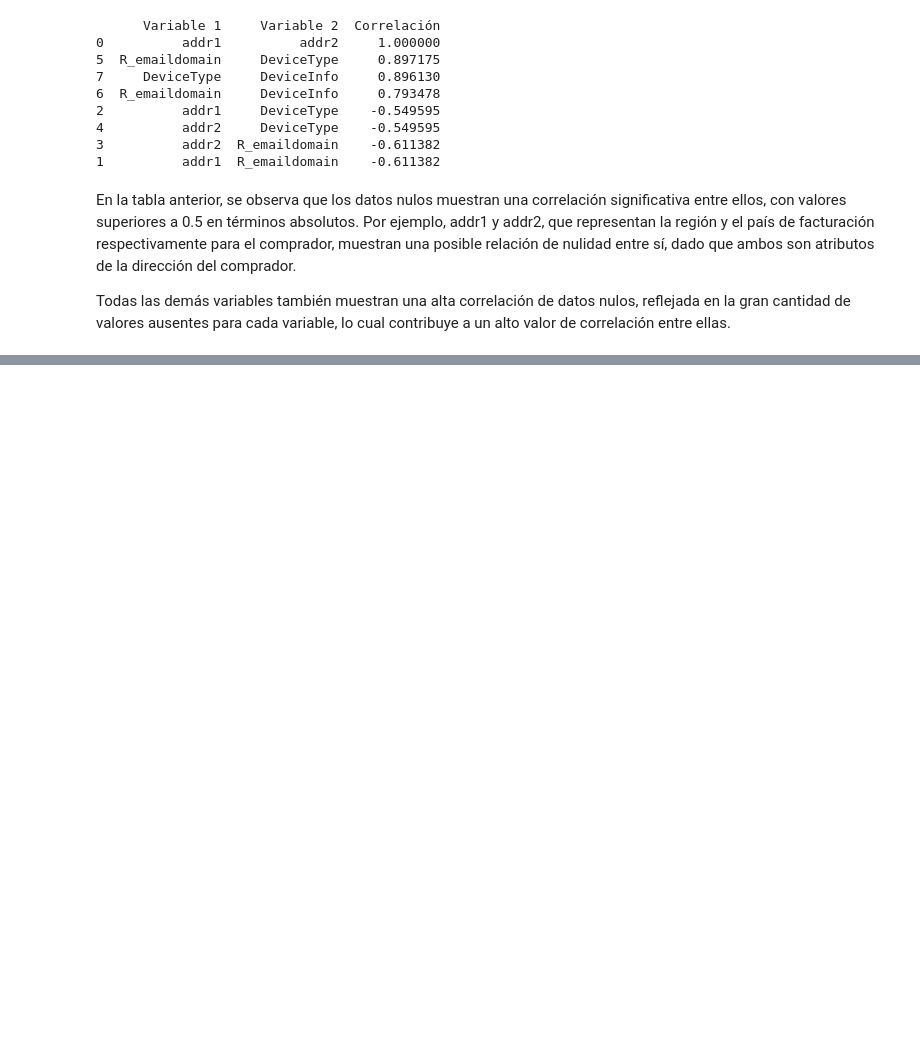
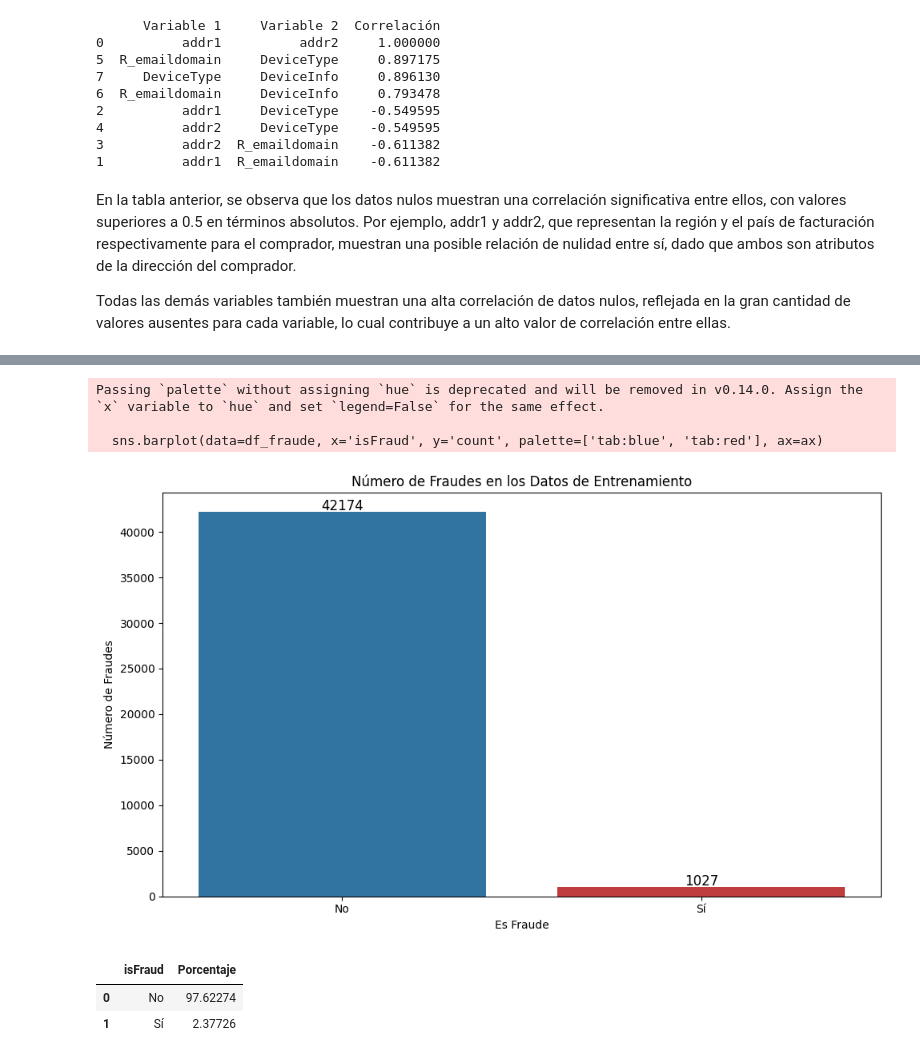
Before and after one commit to JRamos84/deteccion_fraude, a Jupyter notebook: notebooks/01_Exploratiry_Data_Analysis.ipynb, the cells around one changed output, grey strips where cells are left out. Saved outputs shown, nothing was run; the diff lists cells and outputs as text; code cells hidden in the pictures; blank space fills up the shorter version.

Commit message:
EDA analisi univariado, columna email

```diff
--- a/notebooks/01_Exploratiry_Data_Analysis.ipynb
+++ b/notebooks/01_Exploratiry_Data_Analysis.ipynb
@@ -335,0 +330,2 @@ Todas las demás variables también muestran una alta correlación de datos nulo
+# %%
+df_train.drop(['dist1','DeviceType','R_emaildomain','DeviceInfo','dist2'], axis=1,inplace=True)
@@ -335,0 +359,3 @@ Todas las demás variables también muestran una alta correlación de datos nulo
+# %%
+df_train = df_train.dropna()
+df_train[df_train.duplicated(keep=False)].count()
@@ -335,0 +377,60 @@ Todas las demás variables también muestran una alta correlación de datos nulo
+# %%
+# Calcular los números de fraudes en los datos de entrenamiento
+Numero_fraude = df_train.isFraud.value_counts()
+df_fraude = pd.DataFrame(Numero_fraude).rename(index={0: 'No', 1: 'Sí'})
+df_fraude.reset_index(inplace=True)
+df_fraude.columns = ['isFraud', 'count']  # Renombrar columnas para usar en seaborn
+
+# Crear la figura y el eje
+fig, ax = plt.subplots(figsize=(10, 6))
+
+# Crear el gráfico de barras
+sns.barplot(data=df_fraude, x='isFraud', y='count', palette=['tab:blue', 'tab:red'], ax=ax)
+
+# Etiquetas y título
+ax.set_ylabel('Número de Fraudes')
+ax.set_title('Número de Fraudes en los Datos de Entrenamiento')
+ax.set_xlabel('Es Fraude')
+
+# Añadir etiquetas a las barras
+for p in ax.patches:
+    ax.annotate(f'{int(p.get_height())}', (p.get_x() + p.get_width() / 2., p.get_height()),
+                ha='center', va='center', fontsize=12, color='black', xytext=(0, 5),
+                textcoords='offset points')
+
+plt.tight_layout()
+
+# Guardar la figura
+#plt.savefig(base_dir + 'balance_datos.png')
+
+# Mostrar la figura
+plt.show()
+# %% [output]
+Passing `palette` without assigning `hue` is deprecated and will be removed in v0.14.0. Assign the `x` variable to `hue` and set `legend=False` for the same effect.
+
+  sns.barplot(data=df_fraude, x='isFraud', y='count', palette=['tab:blue', 'tab:red'], ax=ax)
+[figure, added]
+# %%
+
+
+# Calcular los porcentajes de fraudes en los datos de entrenamiento
+porcentaje_fraude = df_train['isFraud'].value_counts(normalize=True) * 100
+
+# Crear un DataFrame con los porcentajes
+df_porcentaje_fraude = pd.DataFrame(porcentaje_fraude)
+
+# Renombrar las columnas
+df_porcentaje_fraude.columns = ['Porcentaje']
+
+# Restaurar los índices originales
+df_porcentaje_fraude.reset_index(inplace=True)
+
+# Renombrar las categorías
+df_porcentaje_fraude['isFraud'] = df_porcentaje_fraude['isFraud'].map({0: 'No', 1: 'Sí'})
+
+# Mostrar el DataFrame
+df_porcentaje_fraude
+# %% [output]
+|  | isFraud | Porcentaje |
+| 0 | No | 97.62274 |
+| 1 | Sí | 2.37726 |
```
Also changed, not shown: parts of 41 cells of this notebook.
